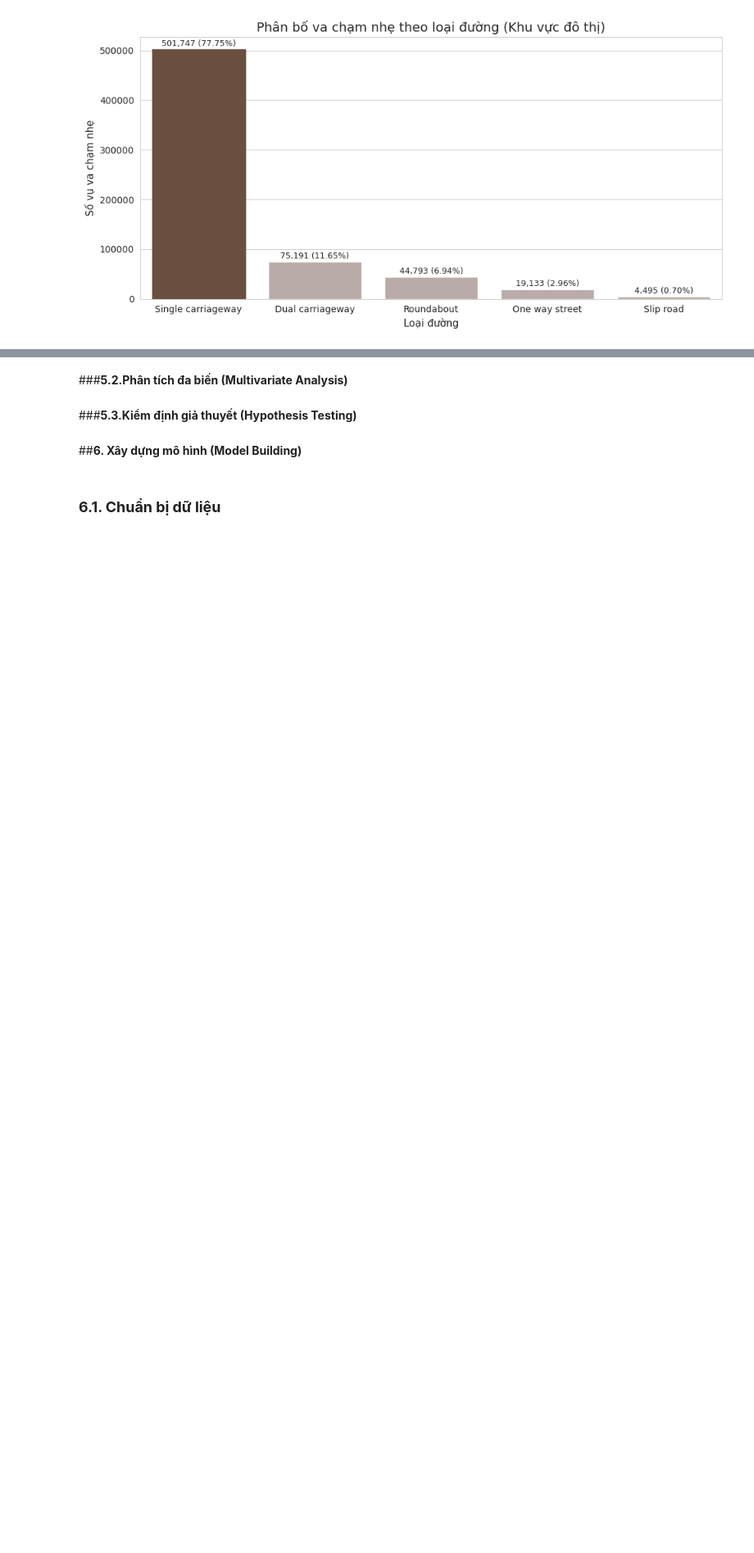
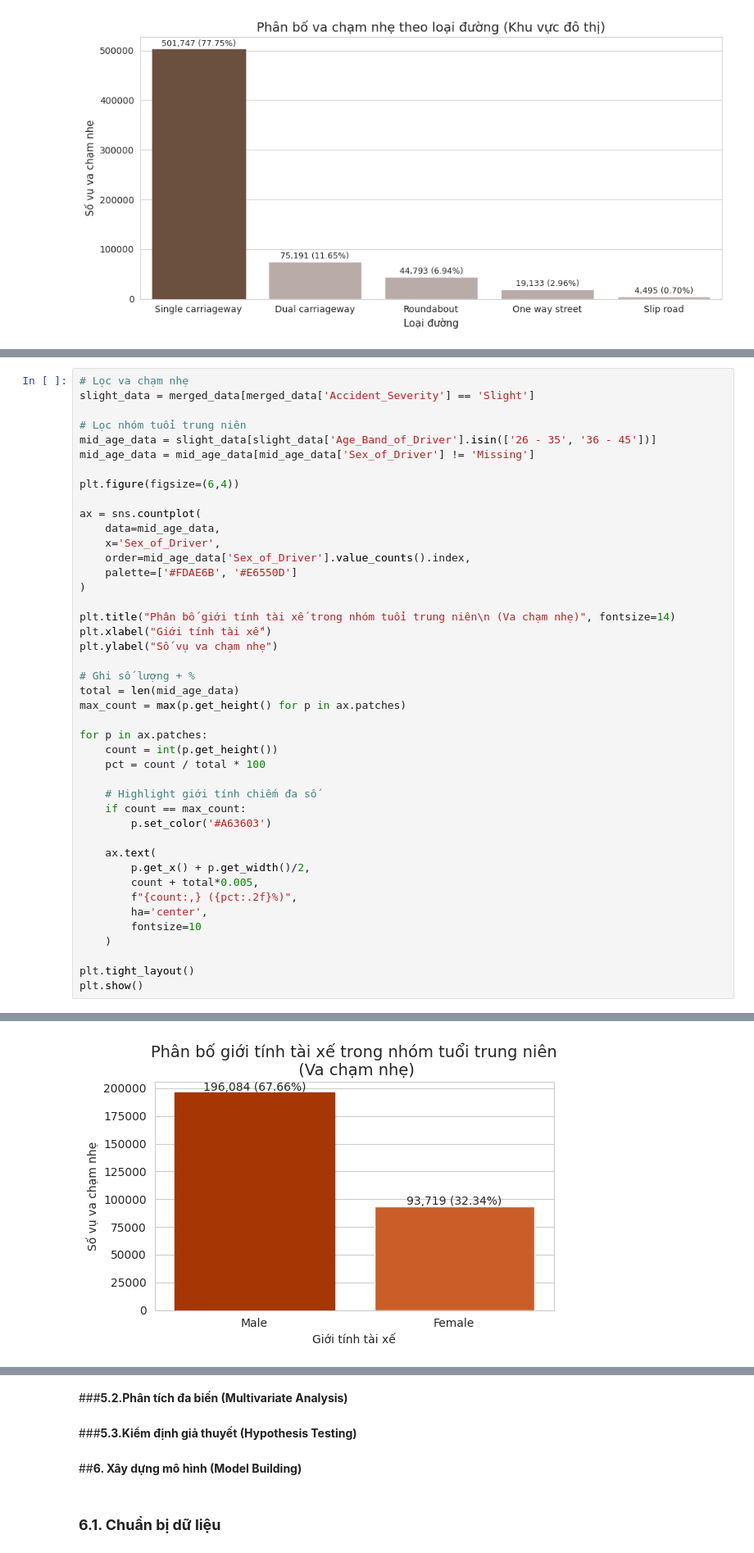
Before and after one commit to mihhwiNick/DA_project, a Jupyter notebook: UK_Road_Traffic_Accident_DA.ipynb, the cells around one changed output, grey strips where cells are left out. Shown at 82% size. Cells and saved outputs as stored; diff of their text form; blank space fills up the shorter version.

```diff
--- a/UK_Road_Traffic_Accident_DA.ipynb
+++ b/UK_Road_Traffic_Accident_DA.ipynb
@@ -1330,0 +1456,44 @@ plt.show()
+# %%
+# Lọc va chạm nhẹ
+slight_data = merged_data[merged_data['Accident_Severity'] == 'Slight']
+
+# Lọc nhóm tuổi trung niên
+mid_age_data = slight_data[slight_data['Age_Band_of_Driver'].isin(['26 - 35', '36 - 45'])]
+mid_age_data = mid_age_data[mid_age_data['Sex_of_Driver'] != 'Missing']
+
+plt.figure(figsize=(6,4))
+
+ax = sns.countplot(
+    data=mid_age_data,
+    x='Sex_of_Driver',
+    order=mid_age_data['Sex_of_Driver'].value_counts().index,
+    palette=['#FDAE6B', '#E6550D']
+)
+
+plt.title("Phân bố giới tính tài xế trong nhóm tuổi trung niên\n (Va chạm nhẹ)", fontsize=14)
+plt.xlabel("Giới tính tài xế")
+plt.ylabel("Số vụ va chạm nhẹ")
+
+# Ghi số lượng + %
+total = len(mid_age_data)
+max_count = max(p.get_height() for p in ax.patches)
+
+for p in ax.patches:
+    count = int(p.get_height())
+    pct = count / total * 100
+
+    # Highlight giới tính chiếm đa số
+    if count == max_count:
+        p.set_color('#A63603')
+
+    ax.text(
+        p.get_x() + p.get_width()/2,
+        count + total*0.005,
+        f"{count:,} ({pct:.2f}%)",
+        ha='center',
+        fontsize=10
+    )
+
+plt.tight_layout()
+plt.show()
+# %% [output]
@@ -1330,0 +1503 @@ plt.show()
+[figure, added]
```
Also changed, not shown: parts of 18 cells of this notebook.
